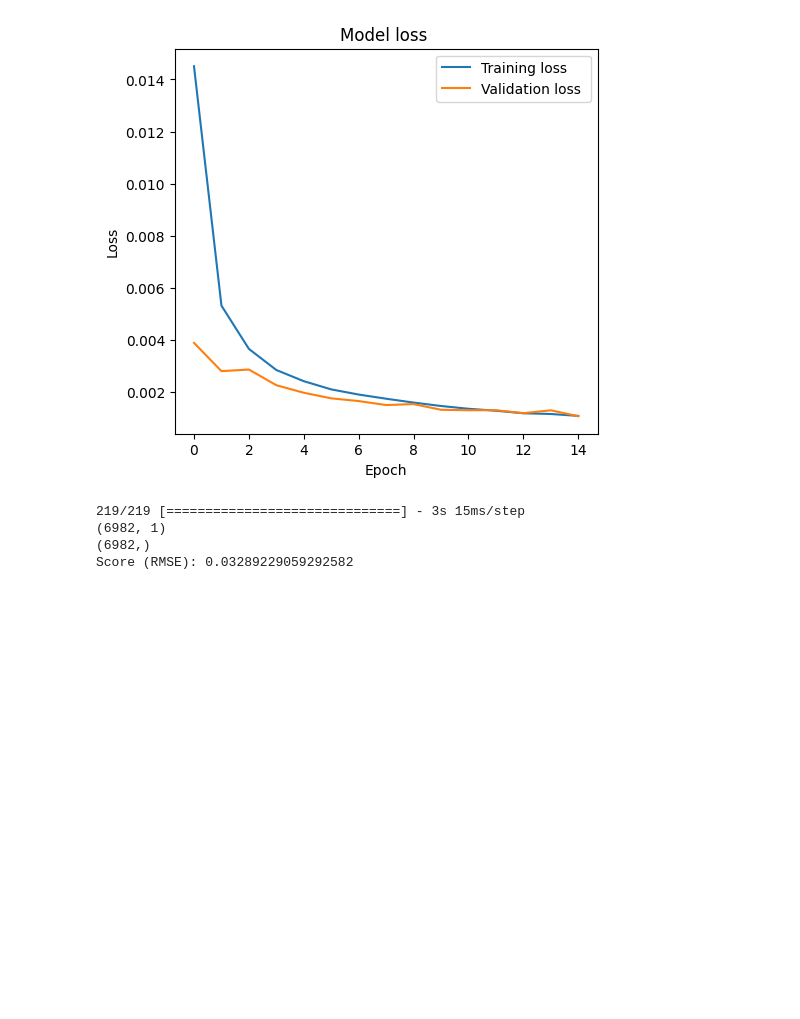
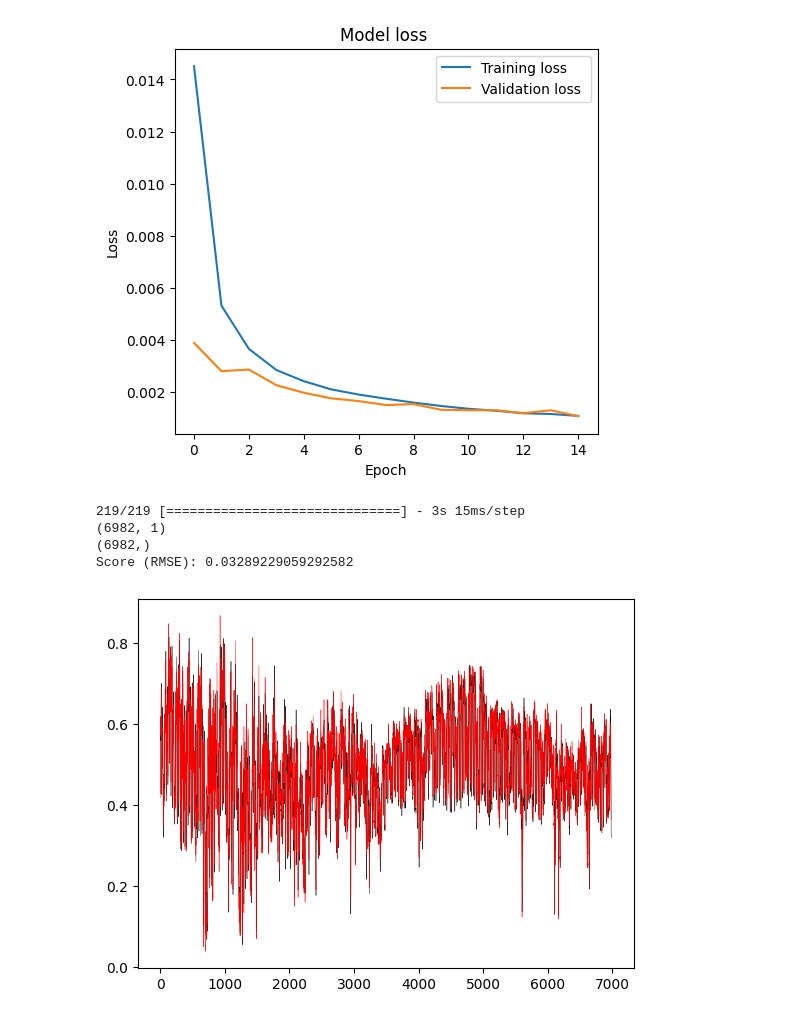
Before and after one commit to ArturoMachuca/IA_2024_01, a Jupyter notebook: PROYECTO_IA_FINAL.ipynb, the cells around one changed output. Cells and saved outputs as stored; diff of their text form; code cells hidden in the pictures; blank space fills up the shorter version.

```diff
--- a/PROYECTO_IA_FINAL.ipynb
+++ b/PROYECTO_IA_FINAL.ipynb
@@ -576,3 +576,9 @@ print("Score (RMSE): {}".format(score))
 (6982, 1)
 (6982,)
 Score (RMSE): 0.03289229059292582
+# %%
+plt.plot(pred,color='black',linewidth=0.3)
+plt.plot(y_test, color='red',linewidth=0.3)
+plt.show()
+# %% [output]
+[figure, added]
```
